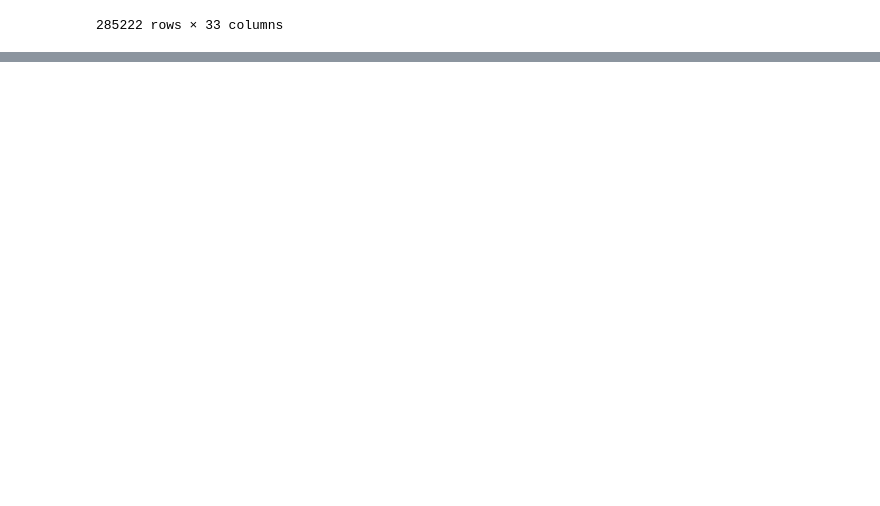
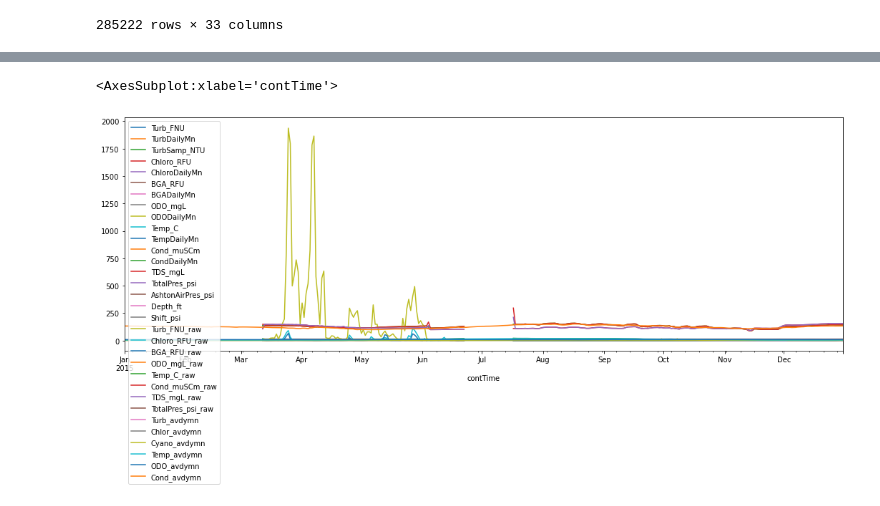
Before and after one commit to Krispy3/HFF_Water, a Jupyter notebook: scratch.ipynb, the cells around one changed output, grey strips where cells are left out. Saved outputs shown, nothing was run; the diff lists cells and outputs as text; code cells hidden in the pictures; blank space fills up the shorter version.

```diff
--- a/scratch.ipynb
+++ b/scratch.ipynb
@@ -22,0 +42,4 @@ ipe_df
+# %%
+ipe_df['contTime'] = pd.to_datetime(ipe_df['contTime'])
+ipe_df.set_index(['contTime'], inplace=True)
+ipe_df
@@ -22,0 +61,3 @@ ipe_df
+# %%
+ipe_daily = ipe_df.resample('D').mean()
+ipe_daily
@@ -22,0 +79,5 @@ ipe_df
+# %%
+ipe_daily.loc['2015'].plot(figsize=(18,6))
+# %% [output]
+<AxesSubplot:xlabel='contTime'>
+[figure, added]
```
Also changed, not shown: parts of 11 cells of this notebook, 1 other file.
